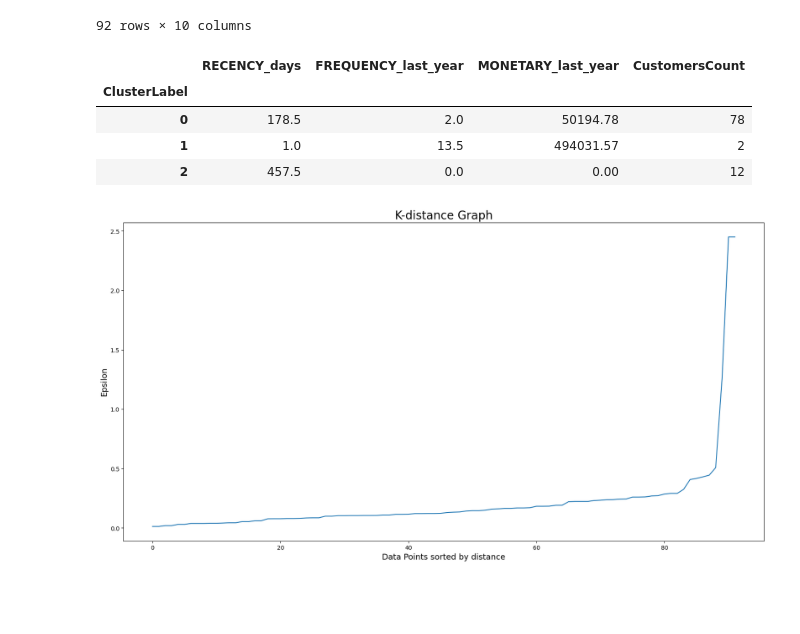
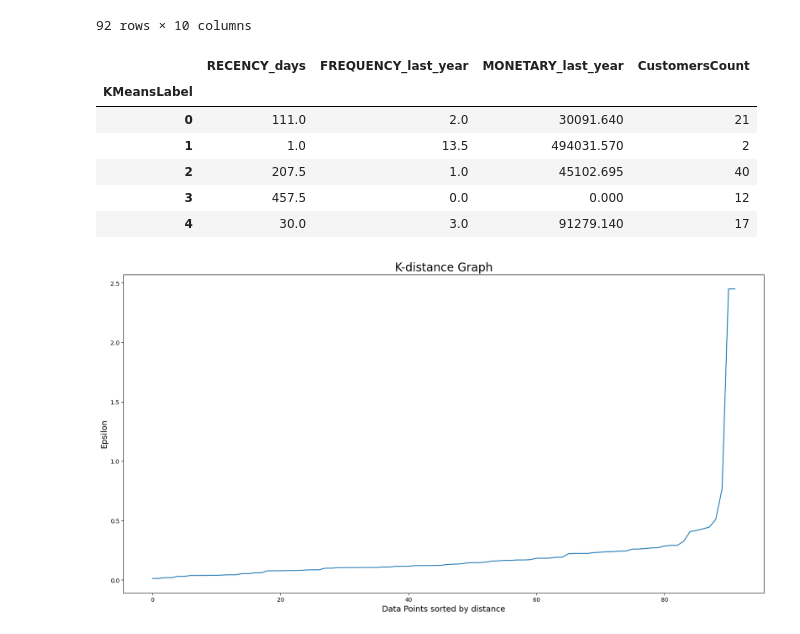
Before and after one commit to cgn00/Customer_Segmentation, a Jupyter notebook: customer_segmentation.ipynb, the cells around one changed output. Cells and saved outputs as stored; diff of their text form; code cells hidden in the pictures; blank space fills up the shorter version.

````diff
--- a/customer_segmentation.ipynb
+++ b/customer_segmentation.ipynb
@@ -16,9 +19,9 @@ from sklearn.neighbors import NearestNeighbors
 ## Loading the data
 # %%
 data_path = os.path.join(os.getcwd(), 'data\sales_data_sample.csv')
-data = pd.read_csv(data_path, encoding='iso-8859-1')
-data['ORDERDATE'] = pd.to_datetime(data['ORDERDATE'])
-data.head()
+sales_data = pd.read_csv(data_path, encoding='iso-8859-1')
+sales_data['ORDERDATE'] = pd.to_datetime(sales_data['ORDERDATE'])
+sales_data.head()
 # %% [output]
 |  | ORDERNUMBER | QUANTITYORDERED | PRICEEACH | ORDERLINENUMBER | SALES | ORDERDATE | STATUS | QTR_ID | ... |
 | 0 | 10107 | 30 | 95.70 | 2 | 2871.00 | 2003-02-24 | Shipped | 1 | ... |
@@ -90,7 +127,7 @@ Here's the resulting DataFrame:
 ```python
 customer_df
 # %%
-customer_df = data.groupby(by='CUSTOMERNAME').agg({"COUNTRY": lambda var: var.to_list()[0],
+customer_df = sales_data.groupby(by='CUSTOMERNAME').agg({"COUNTRY": lambda var: var.to_list()[0],
                                                    "CITY": lambda var: var.to_list()[0],
                                                    "PHONE": lambda var: var.to_list()[0],
                                                    "CONTACTLASTNAME": lambda var: var.to_list()[0],
@@ -174,7 +211,7 @@ The following code is computing the recency, frequency, and monetary value for e
 The result of this cell is a DataFrame containning the RFM analysis of the data plus the `QUANTITYORDERED` characteristic that gives the meassurement of the total quantity ordered in the last year by each customer
 # %%
 # Getting the last order date from the 'data' DataFrame
-last_order_date: dt.datetime = max(data["ORDERDATE"])
+last_order_date: dt.datetime = max(sales_data["ORDERDATE"])
 
 # Assuming that the current date is the date on which the last sale was made
 current_date: dt.datetime = last_order_date
@@ -183,15 +220,15 @@ current_date: dt.datetime = last_order_date
 last_year = current_date - dt.timedelta(days=365)
 
 # Creating new columns in the 'data' DataFrame for the RFM analysis
-data["RECENCY_days"] = data["ORDERDATE"].copy()
-data["FREQUENCY_last_year"] = data["ORDERNUMBER"].copy()
-data["MONETARY_last_year"] = data["SALES"].copy()
+sales_data["RECENCY_days"] = sales_data["ORDERDATE"].copy()
+sales_data["FREQUENCY_last_year"] = sales_data["ORDERNUMBER"].copy()
+sales_data["MONETARY_last_year"] = sales_data["SALES"].copy()
 
 # Calculating the recency for each customer
-recency_quantity = data.groupby(by='CUSTOMERNAME').agg({"RECENCY_days": lambda order_dates: (current_date - order_dates.max()).days})
+recency_quantity = sales_data.groupby(by='CUSTOMERNAME').agg({"RECENCY_days": lambda order_dates: (current_date - order_dates.max()).days})
 
 # Calculating the frequency, monetary value, and quantity ordered in the last year for each customer
-frecuency_monetary_ordered_last_year = data[data["ORDERDATE"] >= last_year].groupby('CUSTOMERNAME').agg({"FREQUENCY_last_year": lambda order_number: len(order_number.unique()),
+frecuency_monetary_ordered_last_year = sales_data[sales_data["ORDERDATE"] >= last_year].groupby('CUSTOMERNAME').agg({"FREQUENCY_last_year": lambda order_number: len(order_number.unique()),
                                                                                                          "MONETARY_last_year": lambda sales: sales.sum(),
                                                                                                          "QUANTITYORDERED": lambda quantity: int(quantity.sum())})
 
@@ -311,10 +348,10 @@ plt.show()
 # %% [output]
 [figure]
 # %%
-kmeans_clustering = KMeans(n_clusters = 3, random_state=42)
+kmeans_clustering = KMeans(n_clusters=5, random_state=42)
 kmeans_clustering.fit(rfm_array_scaled)
 
-customer_df = customer_df.assign(ClusterLabel=kmeans_clustering.labels_)
+customer_df = customer_df.assign(KMeansLabel=kmeans_clustering.labels_)
 customer_df
 # %% [output]
 |  | RECENCY_days | FREQUENCY_last_year | MONETARY_last_year | QUANTITYORDERED_last_year | COUNTRY | CITY | ... |
@@ -333,12 +370,26 @@ customer_df
 92 rows × 10 columns
 # %%
 rfm_df_scaled = rfm_df_scaled.assign(KMeansLabel=kmeans_clustering.labels_)
+rfm_df = rfm_df.assign(KMeansLabel=kmeans_clustering.labels_)
 
-customer_clusters_summarize = customer_df.groupby("ClusterLabel")[["RECENCY_days", "FREQUENCY_last_year", "MONETARY_last_year"]].median()
+fig = px.scatter_3d(
+    data_frame=rfm_df,
+    x= "RECENCY_days",
+    y = "FREQUENCY_last_year",
+    z= "MONETARY_last_year",
+    title = "Relationship between RECENCY VS FREQUENCY VS MONETARY based on the customer cluster",
+    color = "KMeansLabel",
+    height=500
+)
+fig.update_traces(marker_size = 4)
+fig.show()
+customer_clusters_summarize = customer_df.groupby("KMeansLabel")[["RECENCY_days", "FREQUENCY_last_year", "MONETARY_last_year"]].median()
 customer_clusters_summarize.assign(CustomersCount=np.bincount(kmeans_clustering.labels_))
 # %% [output]
 |  | RECENCY_days | FREQUENCY_last_year | MONETARY_last_year | CustomersCount |
-| ClusterLabel |  |  |  |  |
-| 0 | 178.5 | 2.0 | 50194.78 | 78 |
-| 1 | 1.0 | 13.5 | 494031.57 | 2 |
-| 2 | 457.5 | 0.0 | 0.00 | 12 |
+| KMeansLabel |  |  |  |  |
+| 0 | 111.0 | 2.0 | 30091.640 | 21 |
+| 1 | 1.0 | 13.5 | 494031.570 | 2 |
+| 2 | 207.5 | 1.0 | 45102.695 | 40 |
+| 3 | 457.5 | 0.0 | 0.000 | 12 |
+| 4 | 30.0 | 3.0 | 91279.140 | 17 |
@@ -368,6 +407,6 @@ plt.xlabel('Data Points sorted by distance',fontsize=14)
 plt.ylabel('Epsilon',fontsize=14)
 plt.show()
 # %% [output]
-[figure, old version]
+[figure, new version]
 # %%
 min_points = rfm_array_scaled.shape[1] + 1
````
Also changed, not shown: parts of 17 cells of this notebook.
